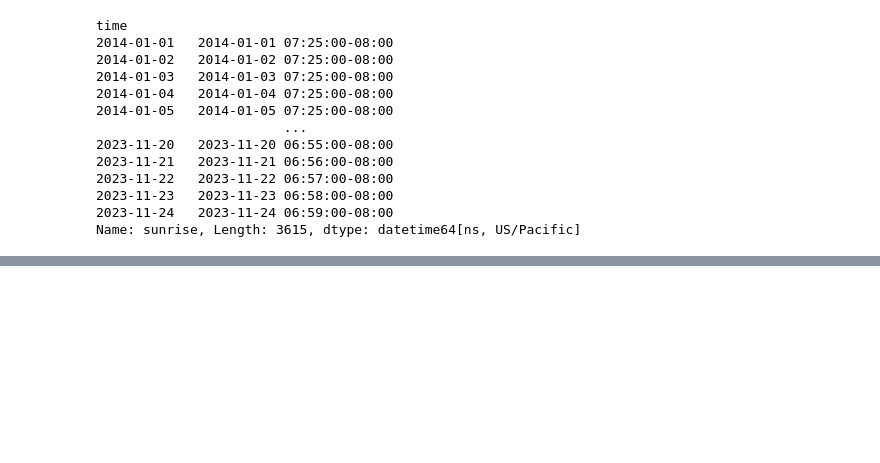
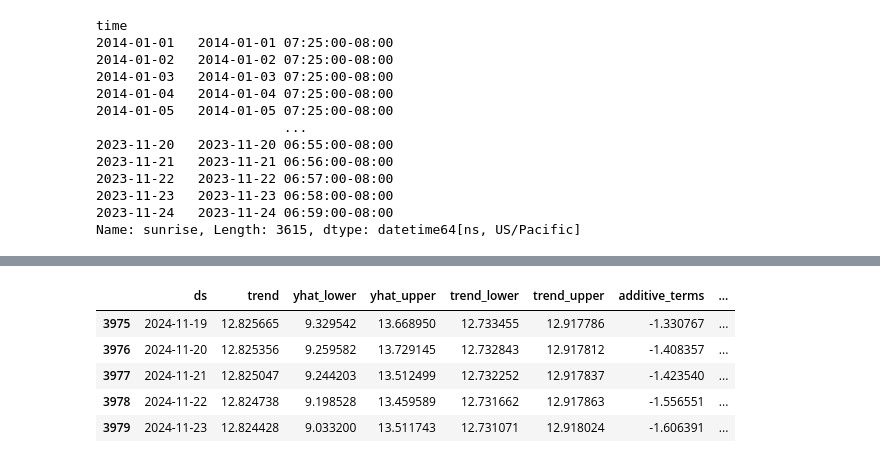
Before and after one commit to elliottjones56/Weather, a Jupyter notebook: code/vijay-starter.ipynb, the cells around one changed output, grey strips where cells are left out. Saved outputs shown, nothing was run; the diff lists cells and outputs as text; code cells hidden in the pictures; blank space fills up the shorter version.

```diff
--- a/code/vijay-starter.ipynb
+++ b/code/vijay-starter.ipynb
@@ -245,0 +276,9 @@ Name: sunrise, Length: 3615, dtype: datetime64[ns, US/Pacific]
+# %%
+forecast.tail()
+# %% [output]
+|  | ds | trend | yhat_lower | yhat_upper | trend_lower | trend_upper | additive_terms | ... |
+| 3975 | 2024-11-19 | 12.825665 | 9.329542 | 13.668950 | 12.733455 | 12.917786 | -1.330767 | ... |
+| 3976 | 2024-11-20 | 12.825356 | 9.259582 | 13.729145 | 12.732843 | 12.917812 | -1.408357 | ... |
+| 3977 | 2024-11-21 | 12.825047 | 9.244203 | 13.512499 | 12.732252 | 12.917837 | -1.423540 | ... |
+| 3978 | 2024-11-22 | 12.824738 | 9.198528 | 13.459589 | 12.731662 | 12.917863 | -1.556551 | ... |
+| 3979 | 2024-11-23 | 12.824428 | 9.033200 | 13.511743 | 12.731071 | 12.918024 | -1.606391 | ... |
```
Also changed, not shown: parts of 17 cells of this notebook.
